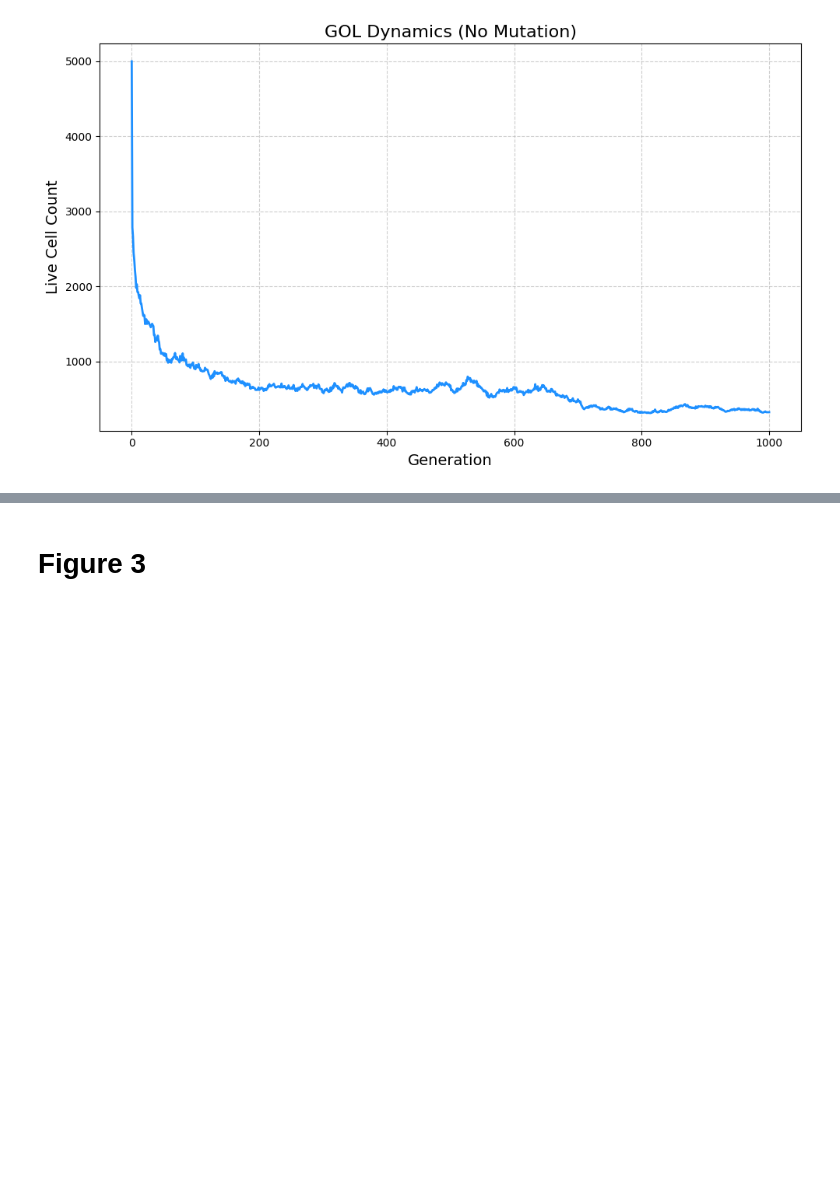
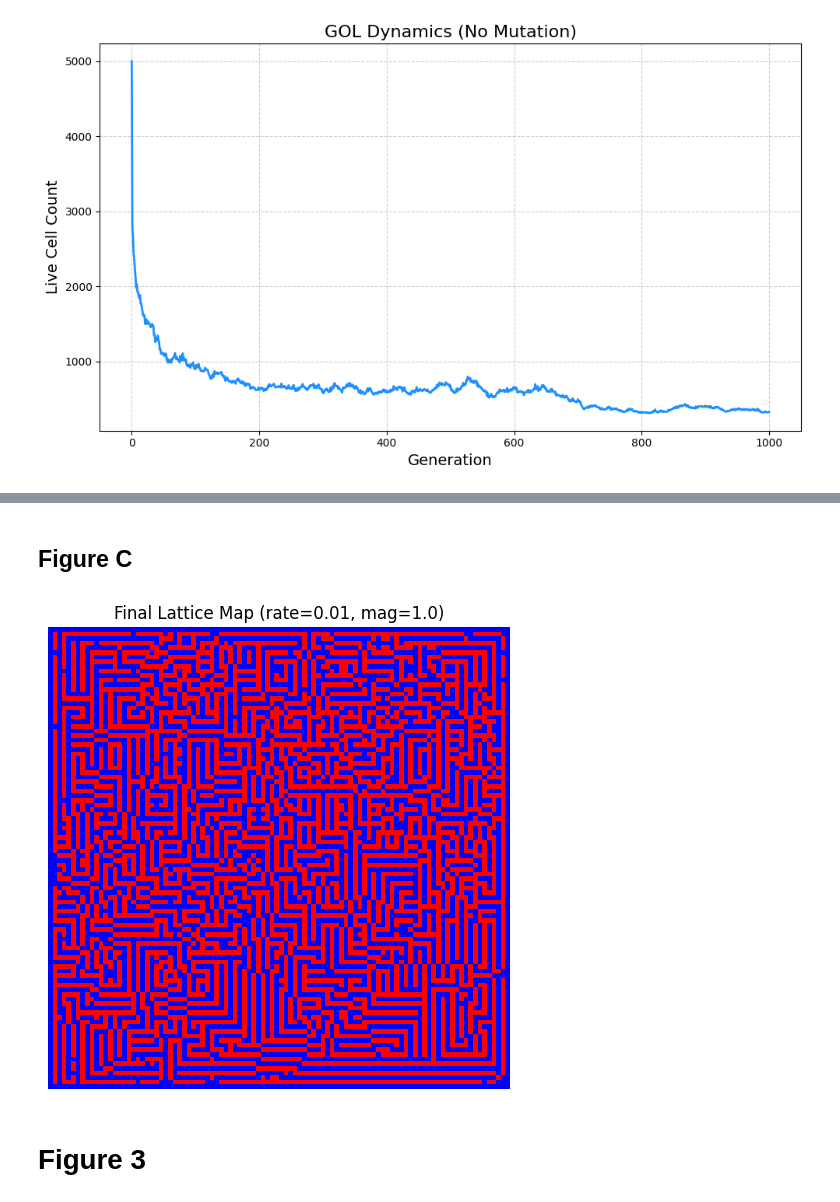
Before and after one commit to arpi5191/Modeling-Somatic-Evolution-A-Cellular-Automata-Approach-Inspired-by-Conway-s-Game-of-Life, a Jupyter notebook: GoL.ipynb, the cells around one changed output, grey strips where cells are left out. Saved outputs shown, nothing was run; the diff lists cells and outputs as text; code cells hidden in the pictures; blank space fills up the shorter version.

```diff
--- a/GoL.ipynb
+++ b/GoL.ipynb
@@ -191,3 +227,24 @@ Run 66/66 → Rate: 1.0, Magnitude: 10
+# %% [markdown]
+## Figure C
+# %%
+# Import packages
+import matplotlib.pyplot as plt
+from matplotlib.colors import ListedColormap
+
+# Create a colormap: 0 = blue (dead), 1 = red (alive)
+cmap = ListedColormap(['blue', 'red'])
+
+# Plot a color map of the final board
+plt.figure(figsize=(6, 6))
+plt.imshow(final_board, cmap=cmap)
+plt.title(f'Final Lattice Map (rate={rate}, mag={mag})')
+plt.axis('off')
+
+# Save the figure
+plt.savefig(f"output/mutation_vs_steady_state_lattice_map_rate_{rate}_mag_{mag}.png", bbox_inches='tight')
+plt.show()
+# %% [output]
+[figure, added]
 # %% [markdown]
 # Figure 3
 # %%
```
Also changed, not shown: parts of 9 cells of this notebook, 1 other file.
